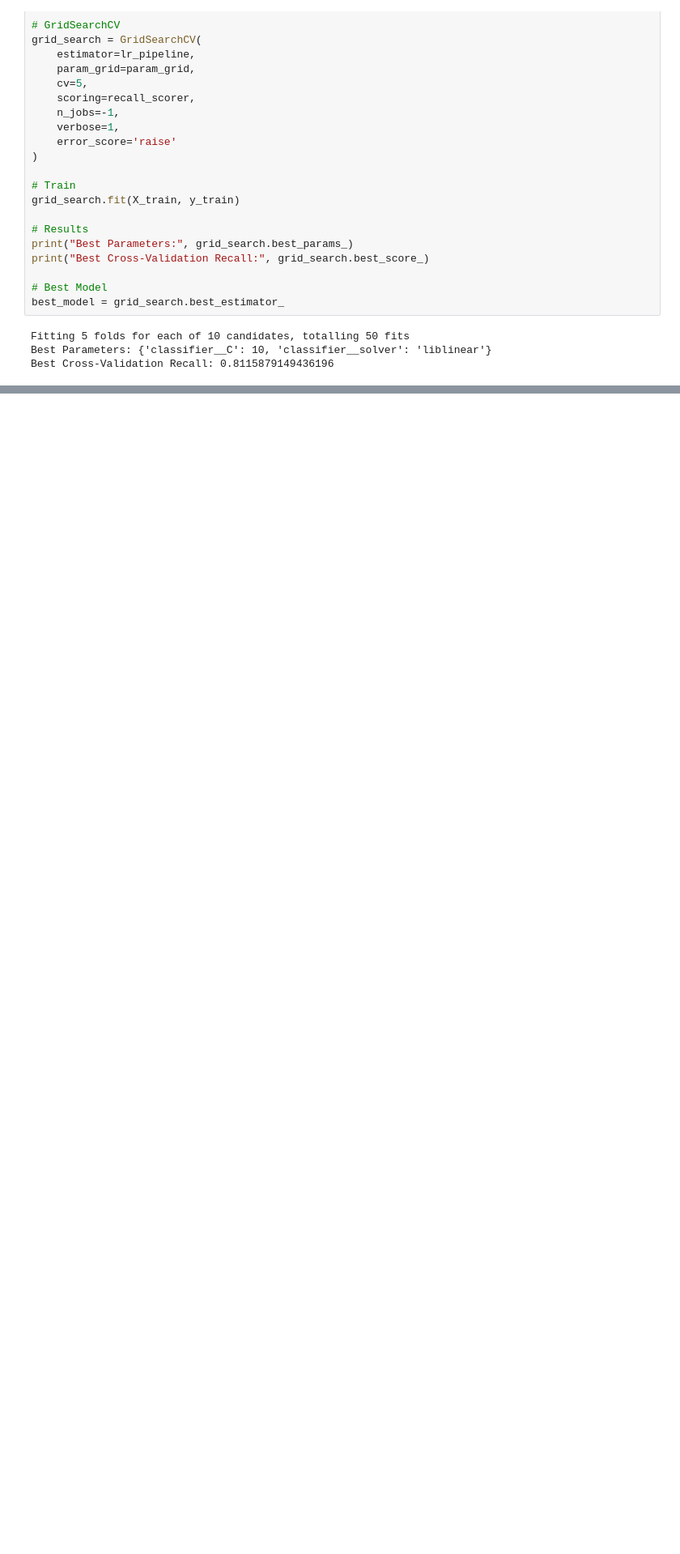
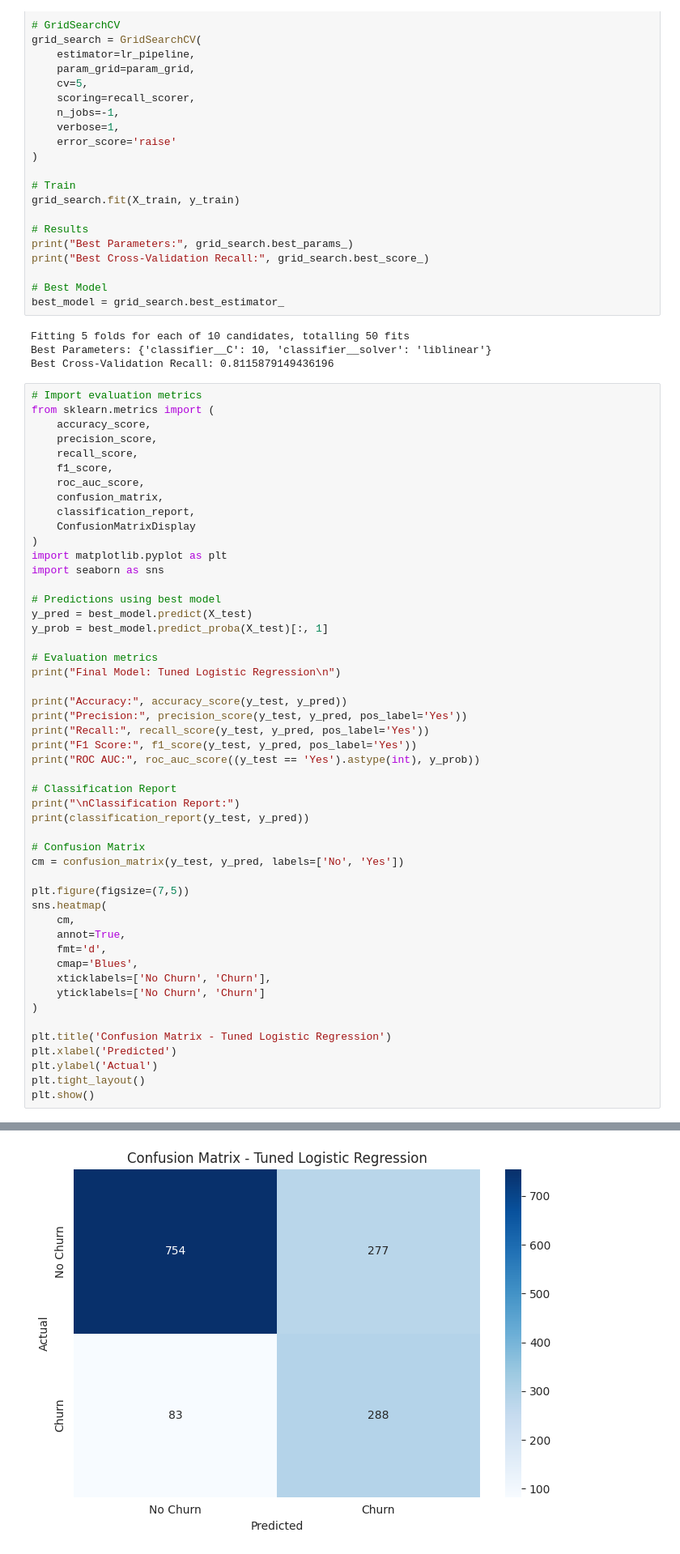
Before and after one commit to KalimUllah3/Telecom-Customer-Churn-Prediction, a Jupyter notebook: Telecom_Customer_Churn_Prediction.ipynb, the cells around one changed output, grey strips where cells are left out. Shown at 81% size. Cells and saved outputs as stored; diff of their text form; blank space fills up the shorter version.

Commit message:
Completed Steps 9-10: Hyperparameter Tuning and Final Model Evaluation

```diff
--- a/Telecom_Customer_Churn_Prediction.ipynb
+++ b/Telecom_Customer_Churn_Prediction.ipynb
@@ -496,3 +496,54 @@ best_model = grid_search.best_estimator_
 Fitting 5 folds for each of 10 candidates, totalling 50 fits
 Best Parameters: {'classifier__C': 10, 'classifier__solver': 'liblinear'}
 Best Cross-Validation Recall: 0.8115879149436196
+# %%
+# Import evaluation metrics
+from sklearn.metrics import (
+    accuracy_score,
+    precision_score,
+    recall_score,
+    f1_score,
+    roc_auc_score,
+    confusion_matrix,
+    classification_report,
+    ConfusionMatrixDisplay
+)
+import matplotlib.pyplot as plt
+import seaborn as sns
+
+# Predictions using best model
+y_pred = best_model.predict(X_test)
+y_prob = best_model.predict_proba(X_test)[:, 1]
+
+# Evaluation metrics
+print("Final Model: Tuned Logistic Regression\n")
+
+print("Accuracy:", accuracy_score(y_test, y_pred))
+print("Precision:", precision_score(y_test, y_pred, pos_label='Yes'))
+print("Recall:", recall_score(y_test, y_pred, pos_label='Yes'))
+print("F1 Score:", f1_score(y_test, y_pred, pos_label='Yes'))
+print("ROC AUC:", roc_auc_score((y_test == 'Yes').astype(int), y_prob))
+
+# Classification Report
+print("\nClassification Report:")
+print(classification_report(y_test, y_pred))
+
+# Confusion Matrix
+cm = confusion_matrix(y_test, y_pred, labels=['No', 'Yes'])
+
+plt.figure(figsize=(7,5))
+sns.heatmap(
+    cm,
+    annot=True,
+    fmt='d',
+    cmap='Blues',
+    xticklabels=['No Churn', 'Churn'],
+    yticklabels=['No Churn', 'Churn']
+)
+
+plt.title('Confusion Matrix - Tuned Logistic Regression')
+plt.xlabel('Predicted')
+plt.ylabel('Actual')
+plt.tight_layout()
+plt.show()
+# %% [output]
@@ -498,0 +567 @@ Best Cross-Validation Recall: 0.8115879149436196
+[figure, added]
```
Also changed, not shown: parts of 1 cell of this notebook.
